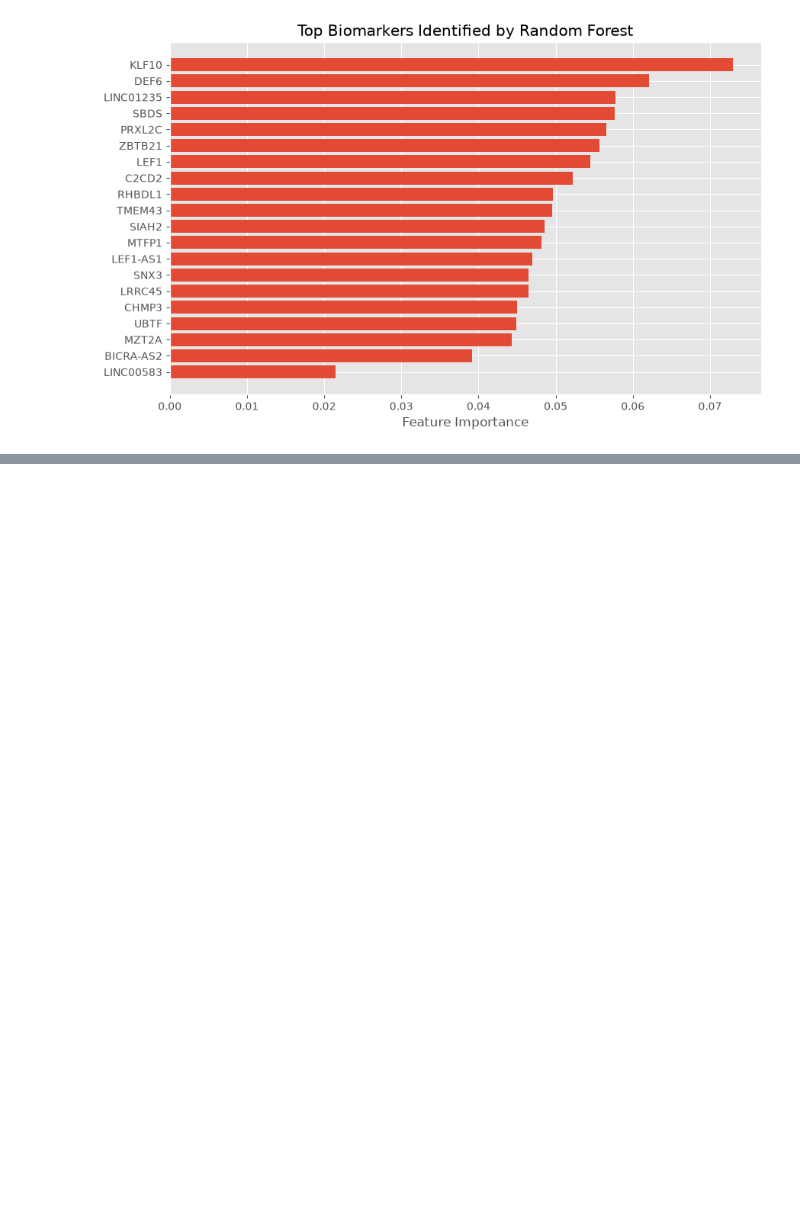
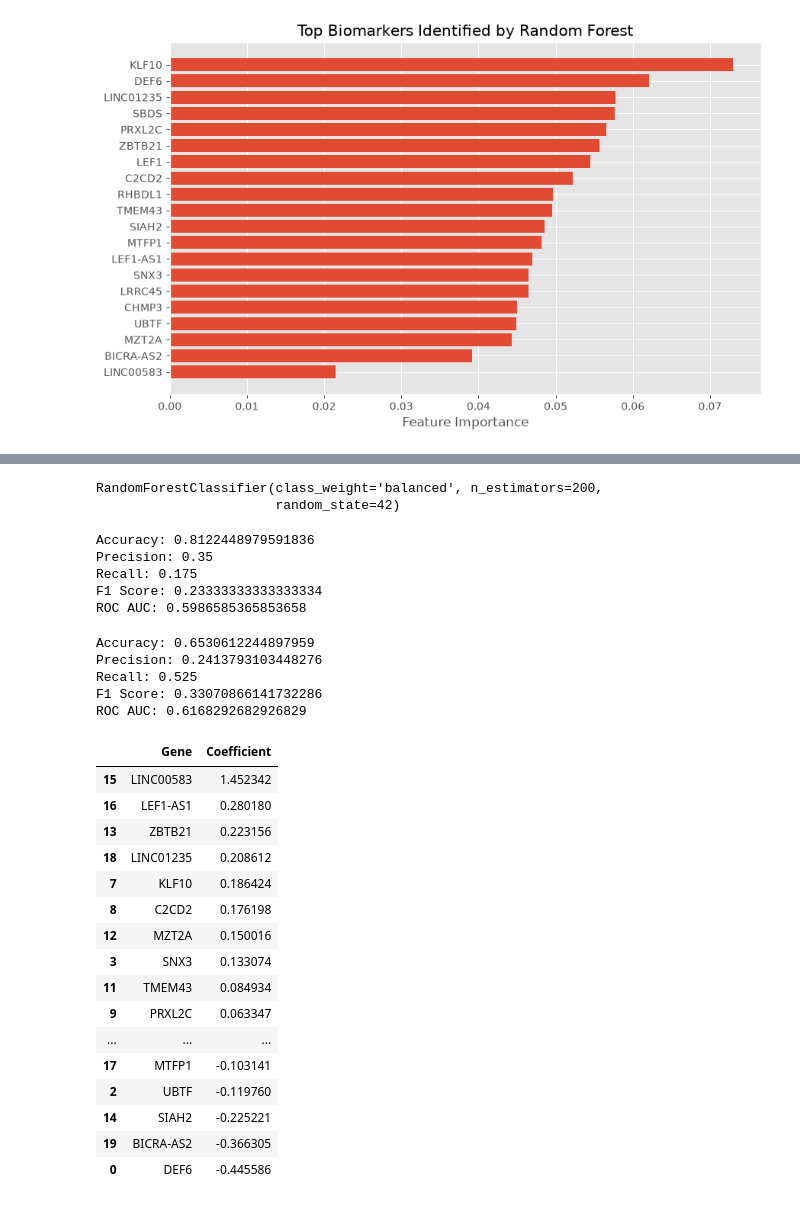
Before and after one commit to palrabheru/tcga-biomarker-discovery, a Jupyter notebook: notebooks/biomarker_analysis.ipynb, the cells around one changed output, grey strips where cells are left out. Drawn from its saved outputs; the diff is of its cells as text; code cells hidden in the pictures; blank space fills up the shorter version.

```diff
--- a/notebooks/biomarker_analysis.ipynb
+++ b/notebooks/biomarker_analysis.ipynb
@@ -1262,0 +1298,11 @@ plt.show()
+# %%
+rf_balanced = RandomForestClassifier(
+    n_estimators=200,
+    class_weight="balanced",
+    random_state=42
+)
+# %%
+rf_balanced.fit(X_train, y_train)
+# %% [output]
+RandomForestClassifier(class_weight='balanced', n_estimators=200,
+                       random_state=42)
@@ -1262,0 +1312,14 @@ plt.show()
+# %%
+from sklearn.metrics import accuracy_score, precision_score, recall_score, f1_score, roc_auc_score
+
+print("Accuracy:", accuracy_score(y_test, y_pred_balanced))
+print("Precision:", precision_score(y_test, y_pred_balanced))
+print("Recall:", recall_score(y_test, y_pred_balanced))
+print("F1 Score:", f1_score(y_test, y_pred_balanced))
+print("ROC AUC:", roc_auc_score(y_test, y_prob_balanced))
+# %% [output]
+Accuracy: 0.8122448979591836
+Precision: 0.35
+Recall: 0.175
+F1 Score: 0.23333333333333334
+ROC AUC: 0.5986585365853658
@@ -1262,0 +1340,42 @@ plt.show()
+# %%
+print("Accuracy:", accuracy_score(y_test, y_pred_lr))
+print("Precision:", precision_score(y_test, y_pred_lr))
+print("Recall:", recall_score(y_test, y_pred_lr))
+print("F1 Score:", f1_score(y_test, y_pred_lr))
+print("ROC AUC:", roc_auc_score(y_test, y_prob_lr))
+# %% [output]
+Accuracy: 0.6530612244897959
+Precision: 0.2413793103448276
+Recall: 0.525
+F1 Score: 0.33070866141732286
+ROC AUC: 0.6168292682926829
+# %%
+coefficients = pd.DataFrame({
+    "Gene": X.columns,
+    "Coefficient": lr_model.coef_[0]
+})
+
+coefficients = coefficients.sort_values(
+    "Coefficient",
+    ascending=False
+)
+
+coefficients
+# %% [output]
+|  | Gene | Coefficient |
+| 15 | LINC00583 | 1.452342 |
+| 16 | LEF1-AS1 | 0.280180 |
+| 13 | ZBTB21 | 0.223156 |
+| 18 | LINC01235 | 0.208612 |
+| 7 | KLF10 | 0.186424 |
+| 8 | C2CD2 | 0.176198 |
+| 12 | MZT2A | 0.150016 |
+| 3 | SNX3 | 0.133074 |
+| 11 | TMEM43 | 0.084934 |
+| 9 | PRXL2C | 0.063347 |
+| ... | ... | ... |
+| 17 | MTFP1 | -0.103141 |
+| 2 | UBTF | -0.119760 |
+| 14 | SIAH2 | -0.225221 |
+| 19 | BICRA-AS2 | -0.366305 |
+| 0 | DEF6 | -0.445586 |
```
Also changed, not shown: parts of 6 cells of this notebook, 1 other file.
